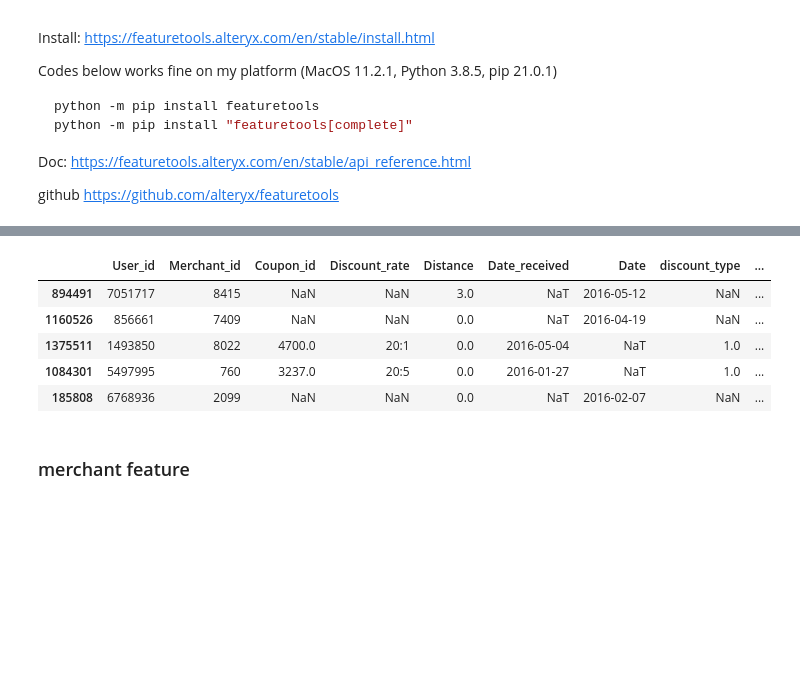
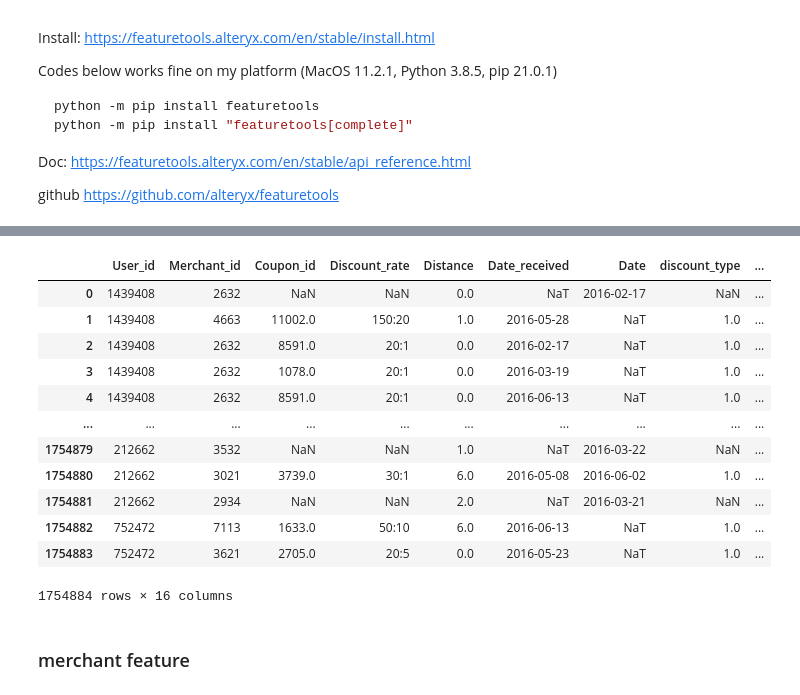
Before and after one commit to xinyuwg/ds_5500_project1_coupon, a Jupyter notebook: project1.ipynb, the cells around one changed output, grey strips where cells are left out. Cells and saved outputs as stored; diff of their text form; code cells hidden in the pictures; blank space fills up the shorter version.

Commit message:
offline user

```diff
--- a/project1.ipynb
+++ b/project1.ipynb
@@ -416,14 +400,21 @@ df_offline_train['join_date'] = df_offline_train.apply(lambda x:join_date_func(x
 
 df_offline_train['datediff'] = (df_offline_train['Date'] - df_offline_train['Date_received'] ).apply(lambda x:x.days)
 # %%
-df_offline_train['']
+df_offline_train
 # %% [output]
 |  | User_id | Merchant_id | Coupon_id | Discount_rate | Distance | Date_received | Date | discount_type | ... |
-| 894491 | 7051717 | 8415 | NaN | NaN | 3.0 | NaT | 2016-05-12 | NaN | ... |
-| 1160526 | 856661 | 7409 | NaN | NaN | 0.0 | NaT | 2016-04-19 | NaN | ... |
-| 1375511 | 1493850 | 8022 | 4700.0 | 20:1 | 0.0 | 2016-05-04 | NaT | 1.0 | ... |
-| 1084301 | 5497995 | 760 | 3237.0 | 20:5 | 0.0 | 2016-01-27 | NaT | 1.0 | ... |
-| 185808 | 6768936 | 2099 | NaN | NaN | 0.0 | NaT | 2016-02-07 | NaN | ... |
+| 0 | 1439408 | 2632 | NaN | NaN | 0.0 | NaT | 2016-02-17 | NaN | ... |
+| 1 | 1439408 | 4663 | 11002.0 | 150:20 | 1.0 | 2016-05-28 | NaT | 1.0 | ... |
+| 2 | 1439408 | 2632 | 8591.0 | 20:1 | 0.0 | 2016-02-17 | NaT | 1.0 | ... |
+| 3 | 1439408 | 2632 | 1078.0 | 20:1 | 0.0 | 2016-03-19 | NaT | 1.0 | ... |
+| 4 | 1439408 | 2632 | 8591.0 | 20:1 | 0.0 | 2016-06-13 | NaT | 1.0 | ... |
+| ... | ... | ... | ... | ... | ... | ... | ... | ... | ... |
+| 1754879 | 212662 | 3532 | NaN | NaN | 1.0 | NaT | 2016-03-22 | NaN | ... |
+| 1754880 | 212662 | 3021 | 3739.0 | 30:1 | 6.0 | 2016-05-08 | 2016-06-02 | 1.0 | ... |
+| 1754881 | 212662 | 2934 | NaN | NaN | 2.0 | NaT | 2016-03-21 | NaN | ... |
+| 1754882 | 752472 | 7113 | 1633.0 | 50:10 | 6.0 | 2016-06-13 | NaT | 1.0 | ... |
+| 1754883 | 752472 | 3621 | 2705.0 | 20:5 | 0.0 | 2016-05-23 | NaT | 1.0 | ... |
+1754884 rows × 16 columns
 # %%
 ### params for cutoff time
 months_to_produce = ['2016-04-01', '2016-05-01', '2016-06-01', '2016-07-01']
```
Also changed, not shown: parts of 19 cells of this notebook, 1 other file.
